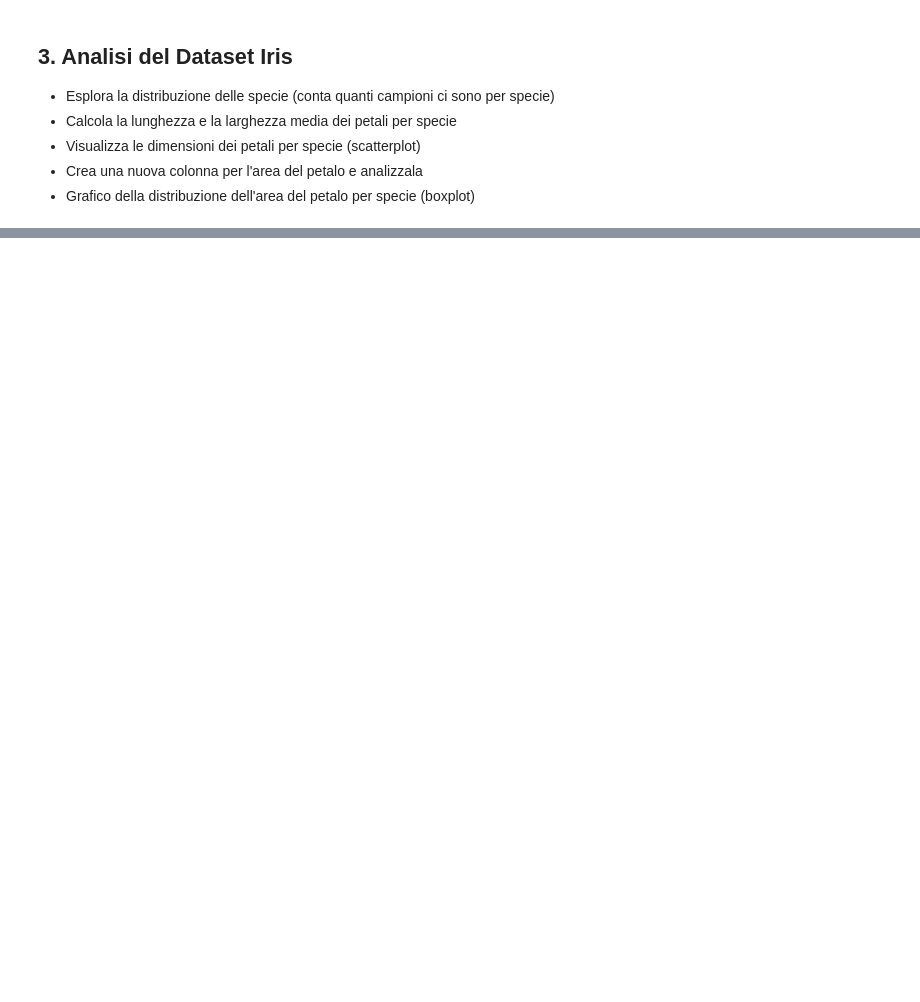
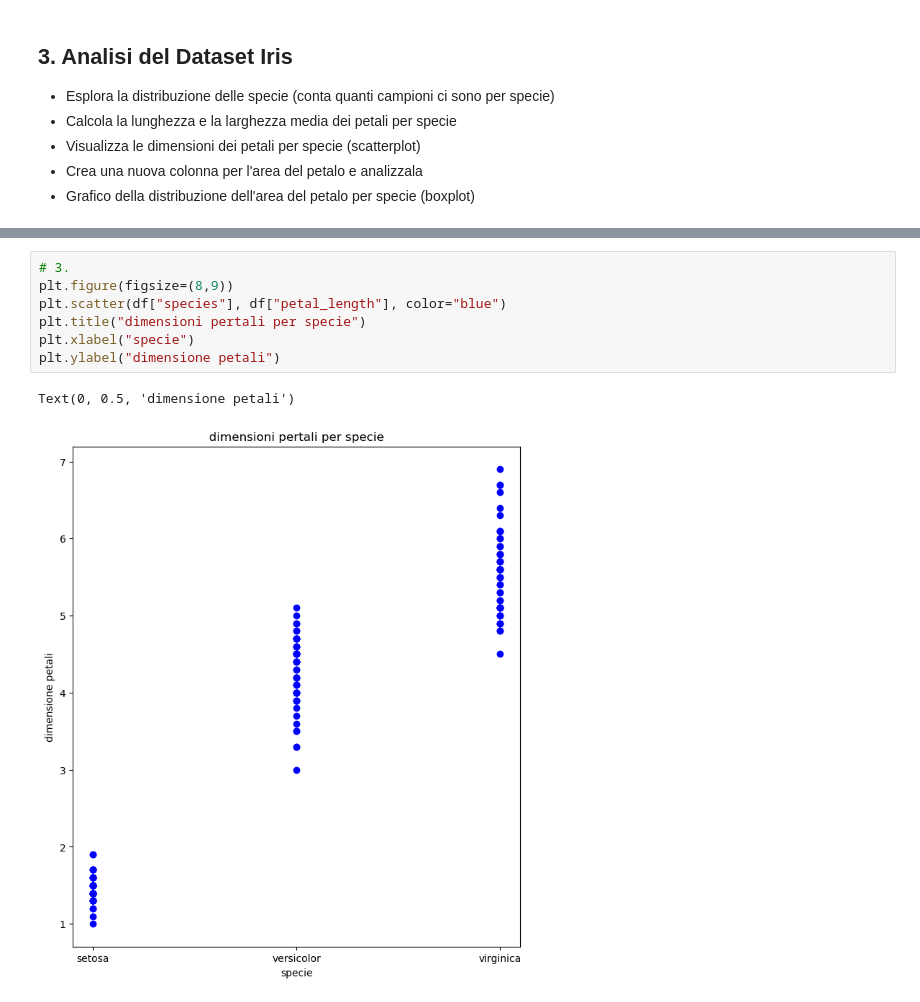
Before and after one commit to mattialuvisetto/ProgrammingLab, a Jupyter notebook: ESERCIZILAB2/5.4_Esercizi_lez_5.ipynb, the cells around one changed output, grey strips where cells are left out. Saved outputs shown, nothing was run; the diff lists cells and outputs as text; blank space fills up the shorter version.

```diff
--- a/ESERCIZILAB2/5.4_Esercizi_lez_5.ipynb
+++ b/ESERCIZILAB2/5.4_Esercizi_lez_5.ipynb
@@ -54,0 +179,10 @@ df.head()
+# %%
+# 3.
+plt.figure(figsize=(8,9))
+plt.scatter(df["species"], df["petal_length"], color="blue")
+plt.title("dimensioni pertali per specie")
+plt.xlabel("specie")
+plt.ylabel("dimensione petali")
+# %% [output]
+Text(0, 0.5, 'dimensione petali')
+[figure, added]
```
Also changed, not shown: parts of 15 cells of this notebook, 4 other files.
